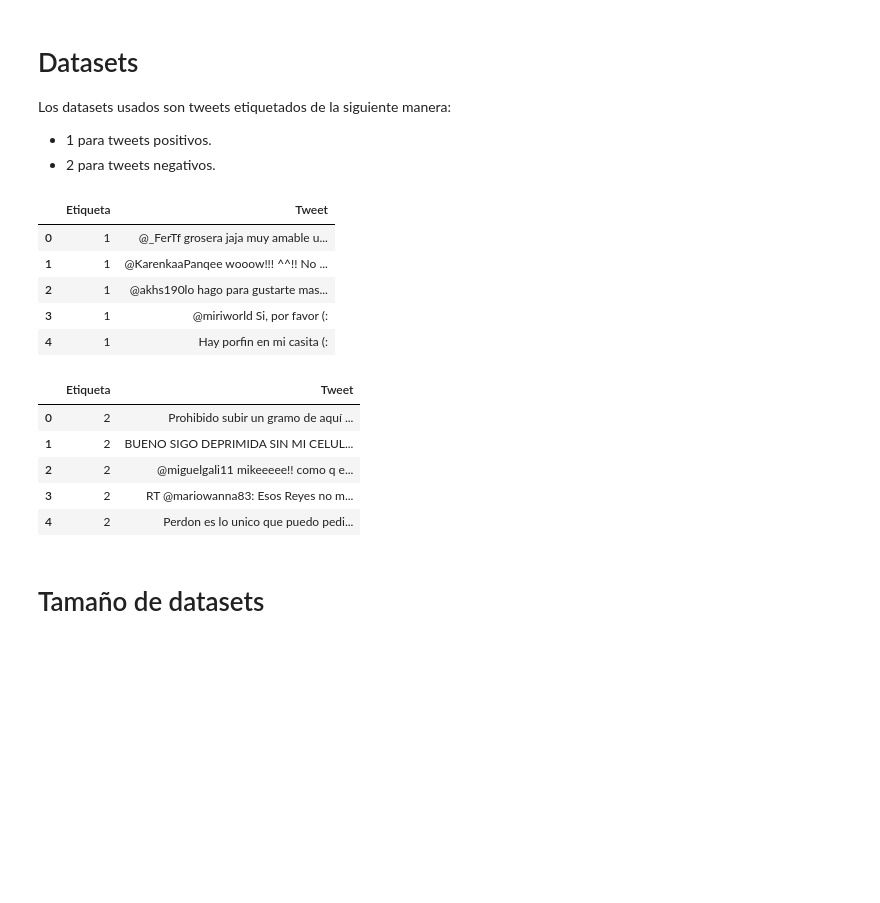
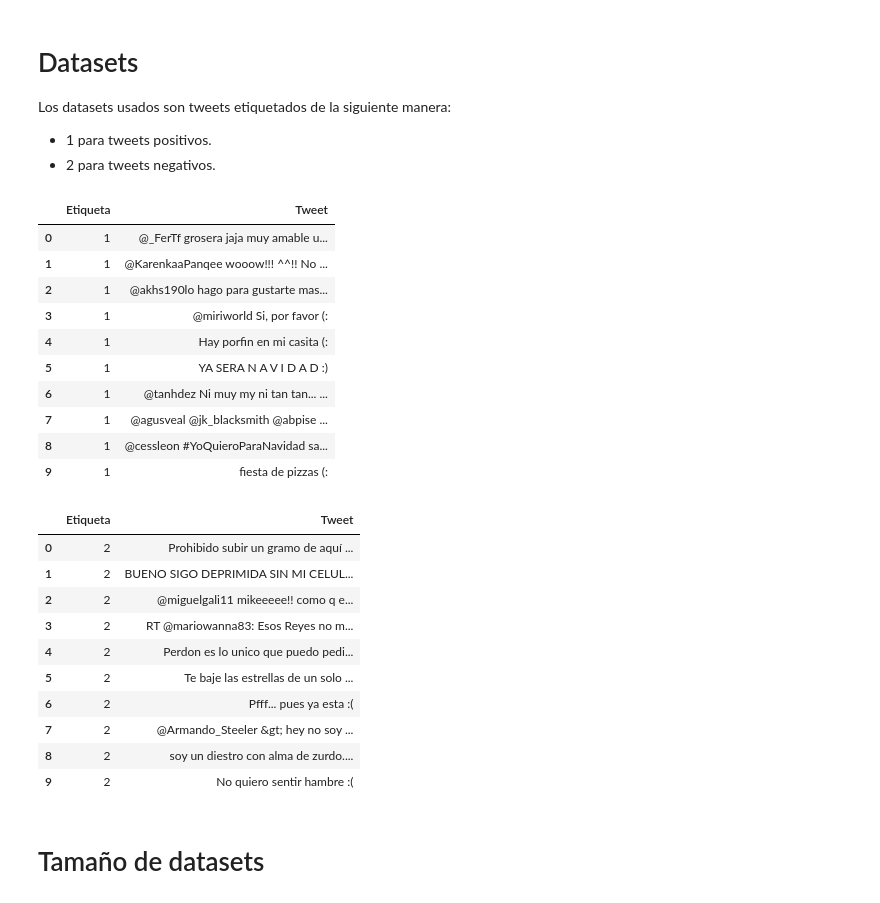
Before and after one commit to jolivaresc/TSTL, a Jupyter notebook: proy/Proyecto TSTL.ipynb, the cells around one changed output. Saved outputs shown, nothing was run; the diff lists cells and outputs as text; code cells hidden in the pictures; blank space fills up the shorter version.

```diff
--- a/proy/Proyecto TSTL.ipynb
+++ b/proy/Proyecto TSTL.ipynb
@@ -68,16 +59,21 @@ pos_tweets = pd.read_csv('true_posi.txt', sep="\t", names=["Etiqueta","Tweet"])
 neg_tweets = pd.read_csv('true_negs.txt', sep="\t", names=["Etiqueta","Tweet"])
 os.chdir(home)
 # %%
-pos_tweets.head()
+pos_tweets.head(10)
 # %% [output]
 |  | Etiqueta | Tweet |
 | 0 | 1 | @_FerTf grosera jaja muy amable u... |
 | 1 | 1 | @KarenkaaPanqee wooow!!! ^^!! No ... |
 | 2 | 1 | @akhs190lo hago para gustarte mas... |
 | 3 | 1 | @miriworld Si, por favor (: |
 | 4 | 1 | Hay porfin en mi casita (: |
+| 5 | 1 | YA SERA N A V I D A D :) |
+| 6 | 1 | @tanhdez Ni muy my ni tan tan... ... |
+| 7 | 1 | @agusveal @jk_blacksmith @abpise ... |
+| 8 | 1 | @cessleon #YoQuieroParaNavidad sa... |
+| 9 | 1 | fiesta de pizzas (: |
 # %%
-neg_tweets.head()
+neg_tweets.head(10)
 # %% [output]
 |  | Etiqueta | Tweet |
 | 0 | 2 | Prohibido subir un gramo de aquí ... |
@@ -85,6 +81,11 @@ neg_tweets.head()
 | 2 | 2 | @miguelgali11 mikeeeee!! como q e... |
 | 3 | 2 | RT @mariowanna83: Esos Reyes no m... |
 | 4 | 2 | Perdon es lo unico que puedo pedi... |
+| 5 | 2 | Te baje las estrellas de un solo ... |
+| 6 | 2 | Pfff... pues ya esta :( |
+| 7 | 2 | @Armando_Steeler &gt; hey no soy ... |
+| 8 | 2 | soy un diestro con alma de zurdo.... |
+| 9 | 2 | No quiero sentir hambre :( |
 # %% [markdown]
 # Tamaño de datasets
 # %%
```
Also changed, not shown: parts of 35 cells of this notebook.
